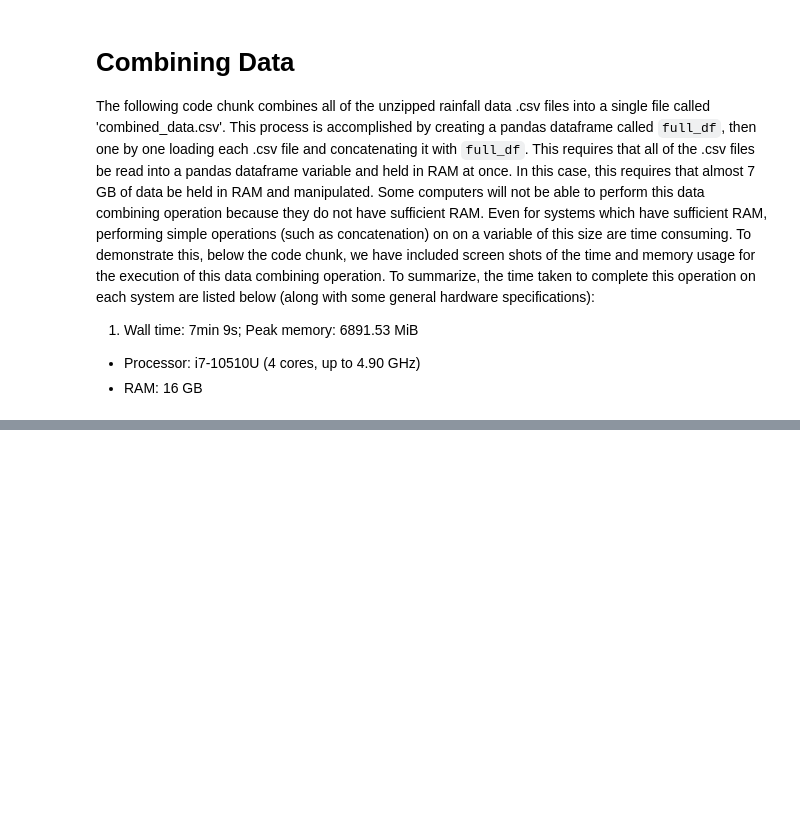
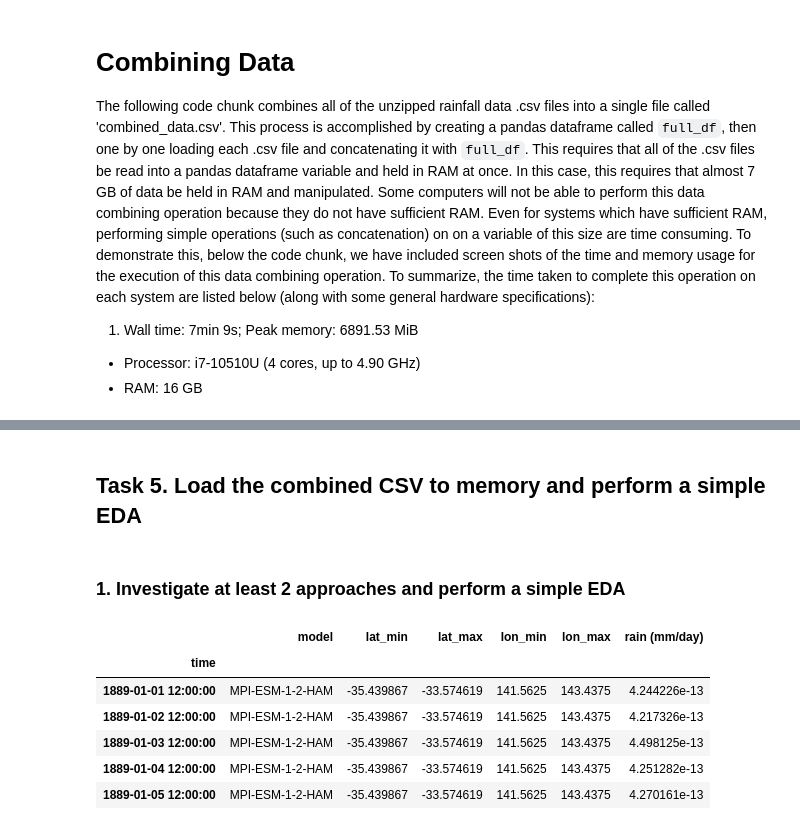
Before and after one commit to UBC-MDS/525_group16, a Jupyter notebook: notebooks/Milestone1.ipynb, the cells around one changed output, grey strips where cells are left out. Cells and saved outputs as stored; diff of their text form; code cells hidden in the pictures; blank space fills up the shorter version.

Commit message:
perform a simple EDA

```diff
--- a/notebooks/Milestone1.ipynb
+++ b/notebooks/Milestone1.ipynb
@@ -96,0 +104,14 @@ Wall time: 6min 42s
+# %% [markdown]
+## Task 5. Load the combined CSV to memory and perform a simple EDA
+# %% [markdown]
+### 1. Investigate at least 2 approaches and perform a simple EDA
+# %%
+full_df.head()
+# %% [output]
+|  | model | lat_min | lat_max | lon_min | lon_max | rain (mm/day) |
+| time |  |  |  |  |  |  |
+| 1889-01-01 12:00:00 | MPI-ESM-1-2-HAM | -35.439867 | -33.574619 | 141.5625 | 143.4375 | 4.244226e-13 |
+| 1889-01-02 12:00:00 | MPI-ESM-1-2-HAM | -35.439867 | -33.574619 | 141.5625 | 143.4375 | 4.217326e-13 |
+| 1889-01-03 12:00:00 | MPI-ESM-1-2-HAM | -35.439867 | -33.574619 | 141.5625 | 143.4375 | 4.498125e-13 |
+| 1889-01-04 12:00:00 | MPI-ESM-1-2-HAM | -35.439867 | -33.574619 | 141.5625 | 143.4375 | 4.251282e-13 |
+| 1889-01-05 12:00:00 | MPI-ESM-1-2-HAM | -35.439867 | -33.574619 | 141.5625 | 143.4375 | 4.270161e-13 |
```
Also changed, not shown: parts of 15 cells of this notebook.
